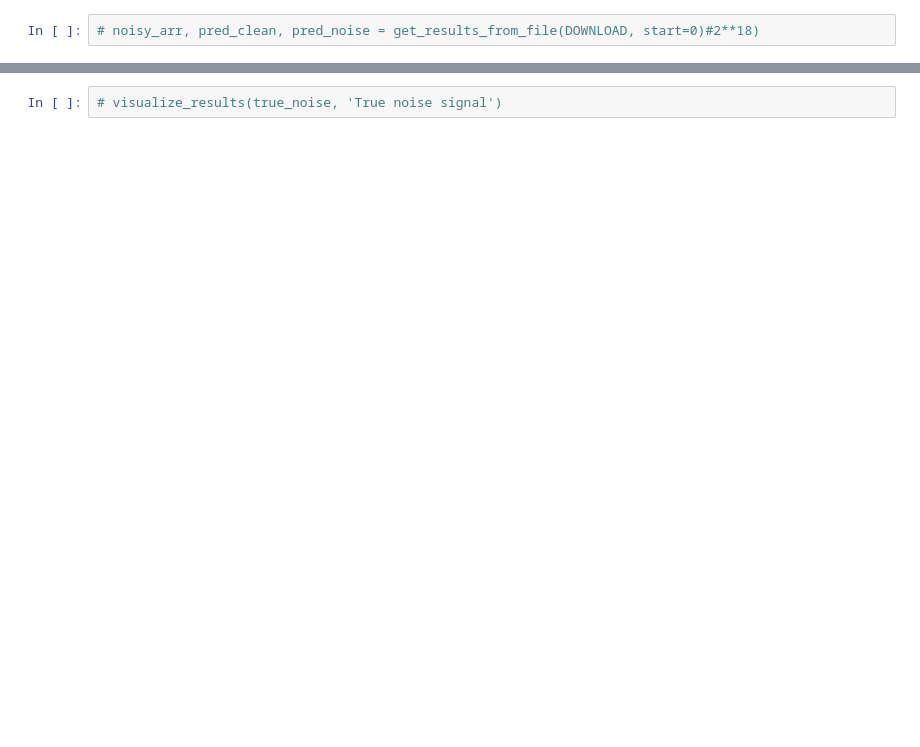
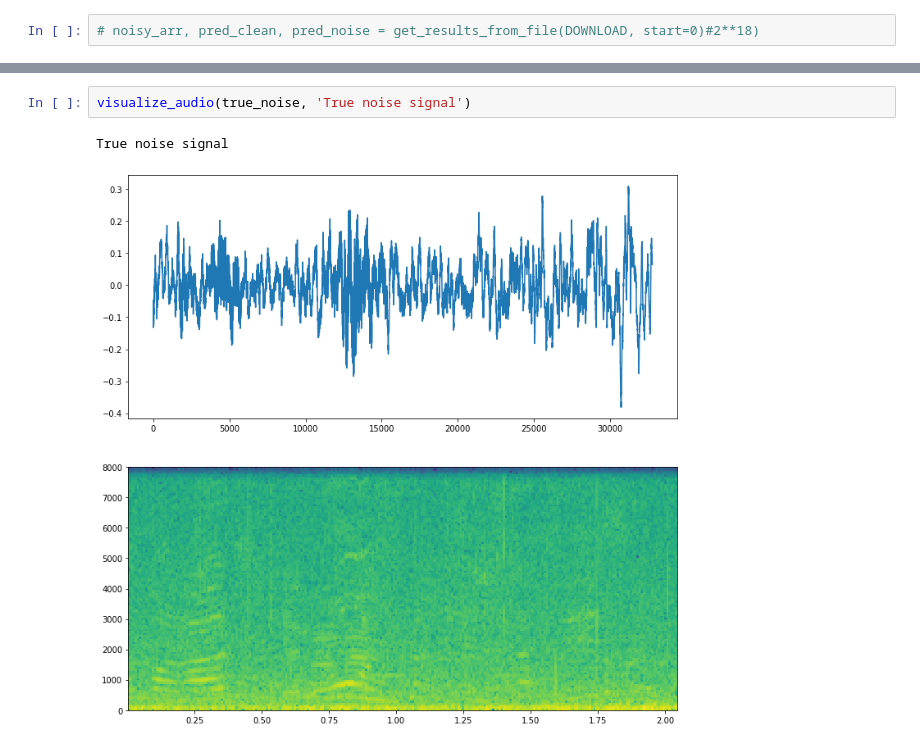
Before and after one commit to MattSegal/speech-enhancement, a Jupyter notebook: notebooks/speech-enhancment.ipynb, the cells around one changed output, grey strips where cells are left out. Drawn from its saved outputs; the diff is of its cells as text; blank space fills up the shorter version.

```diff
--- a/notebooks/speech-enhancment.ipynb
+++ b/notebooks/speech-enhancment.ipynb
@@ -102,3 +46,6 @@ Predicted noise
 [interactive output not drawn]
 # %%
-# visualize_results(true_noise, 'True noise signal')
+visualize_audio(true_noise, 'True noise signal')
+# %% [output]
+True noise signal
+[figure, added]
```
Also changed, not shown: parts of 15 cells of this notebook, 3 other files.
